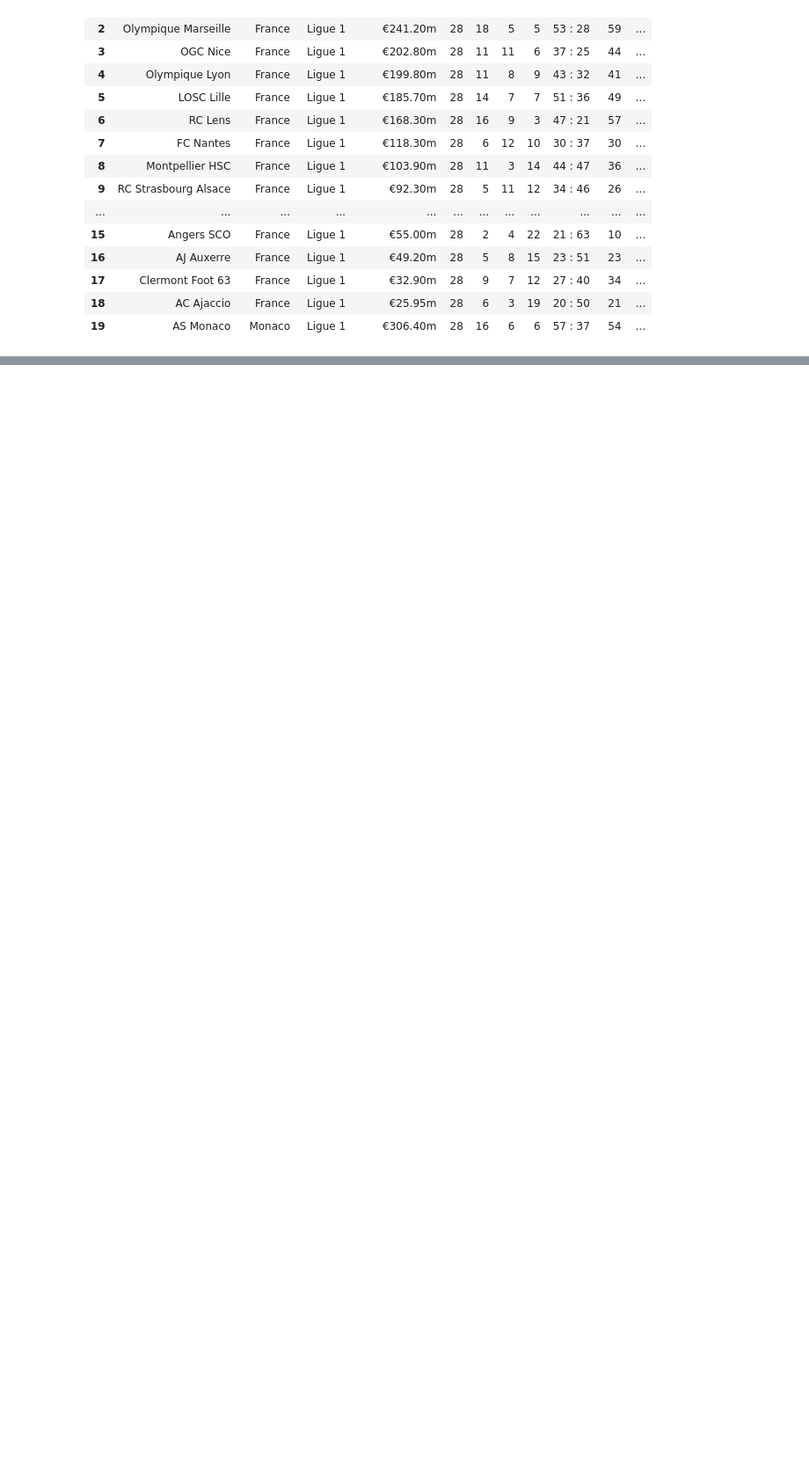
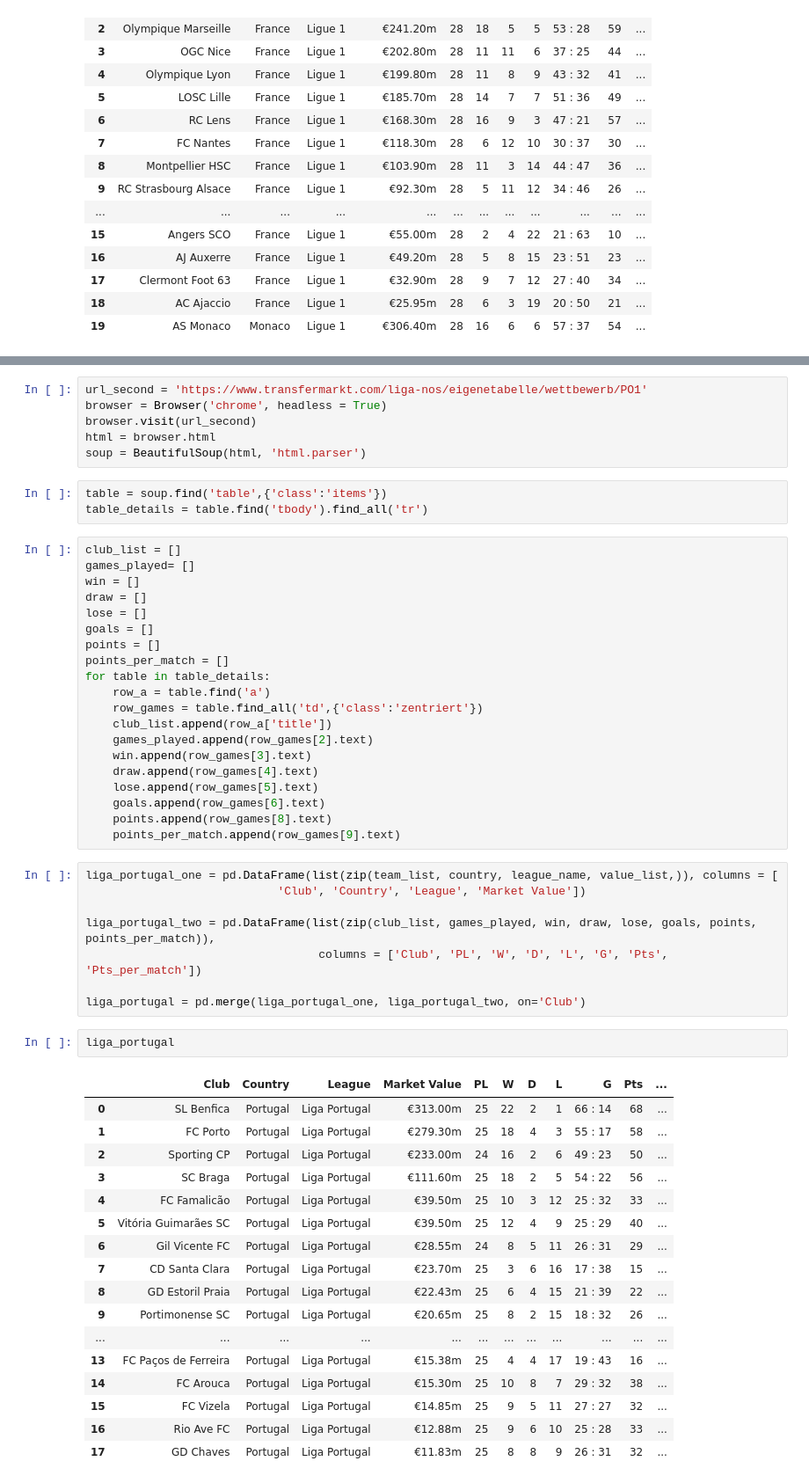
Before and after one commit to ericyang91/Dashboard_Soccer_Performance_vs_Money, a Jupyter notebook: Untitled.ipynb, the cells around one changed output, grey strips where cells are left out. Shown: that part at 88% size. Cells and saved outputs as stored; diff of their text form; blank space fills up the shorter version.

```diff
--- a/Untitled.ipynb
+++ b/Untitled.ipynb
@@ -422,0 +449,57 @@ ligue_1
+# %%
+url_second = 'https://www.transfermarkt.com/liga-nos/eigenetabelle/wettbewerb/PO1'
+browser = Browser('chrome', headless = True)
+browser.visit(url_second)
+html = browser.html
+soup = BeautifulSoup(html, 'html.parser')
+# %%
+table = soup.find('table',{'class':'items'})
+table_details = table.find('tbody').find_all('tr')
+# %%
+club_list = []
+games_played= []
+win = []
+draw = []
+lose = []
+goals = []
+points = []
+points_per_match = []
+for table in table_details:
+    row_a = table.find('a')
+    row_games = table.find_all('td',{'class':'zentriert'})
+    club_list.append(row_a['title'])
+    games_played.append(row_games[2].text)
+    win.append(row_games[3].text)
+    draw.append(row_games[4].text)
+    lose.append(row_games[5].text)
+    goals.append(row_games[6].text)
+    points.append(row_games[8].text)
+    points_per_match.append(row_games[9].text)
+# %%
+liga_portugal_one = pd.DataFrame(list(zip(team_list, country, league_name, value_list,)), columns = [
+                            'Club', 'Country', 'League', 'Market Value'])
+
+liga_portugal_two = pd.DataFrame(list(zip(club_list, games_played, win, draw, lose, goals, points, points_per_match)),
+                                  columns = ['Club', 'PL', 'W', 'D', 'L', 'G', 'Pts', 'Pts_per_match'])
+
+liga_portugal = pd.merge(liga_portugal_one, liga_portugal_two, on='Club')
+# %%
+liga_portugal
+# %% [output]
+|  | Club | Country | League | Market Value | PL | W | D | L | G | Pts | ... |
+| 0 | SL Benfica | Portugal | Liga Portugal | €313.00m | 25 | 22 | 2 | 1 | 66 : 14 | 68 | ... |
+| 1 | FC Porto | Portugal | Liga Portugal | €279.30m | 25 | 18 | 4 | 3 | 55 : 17 | 58 | ... |
+| 2 | Sporting CP | Portugal | Liga Portugal | €233.00m | 24 | 16 | 2 | 6 | 49 : 23 | 50 | ... |
+| 3 | SC Braga | Portugal | Liga Portugal | €111.60m | 25 | 18 | 2 | 5 | 54 : 22 | 56 | ... |
+| 4 | FC Famalicão | Portugal | Liga Portugal | €39.50m | 25 | 10 | 3 | 12 | 25 : 32 | 33 | ... |
+| 5 | Vitória Guimarães SC | Portugal | Liga Portugal | €39.50m | 25 | 12 | 4 | 9 | 25 : 29 | 40 | ... |
+| 6 | Gil Vicente FC | Portugal | Liga Portugal | €28.55m | 24 | 8 | 5 | 11 | 26 : 31 | 29 | ... |
+| 7 | CD Santa Clara | Portugal | Liga Portugal | €23.70m | 25 | 3 | 6 | 16 | 17 : 38 | 15 | ... |
+| 8 | GD Estoril Praia | Portugal | Liga Portugal | €22.43m | 25 | 6 | 4 | 15 | 21 : 39 | 22 | ... |
+| 9 | Portimonense SC | Portugal | Liga Portugal | €20.65m | 25 | 8 | 2 | 15 | 18 : 32 | 26 | ... |
+| ... | ... | ... | ... | ... | ... | ... | ... | ... | ... | ... | ... |
+| 13 | FC Paços de Ferreira | Portugal | Liga Portugal | €15.38m | 25 | 4 | 4 | 17 | 19 : 43 | 16 | ... |
+| 14 | FC Arouca | Portugal | Liga Portugal | €15.30m | 25 | 10 | 8 | 7 | 29 : 32 | 38 | ... |
+| 15 | FC Vizela | Portugal | Liga Portugal | €14.85m | 25 | 9 | 5 | 11 | 27 : 27 | 32 | ... |
+| 16 | Rio Ave FC | Portugal | Liga Portugal | €12.88m | 25 | 9 | 6 | 10 | 25 : 28 | 33 | ... |
+| 17 | GD Chaves | Portugal | Liga Portugal | €11.83m | 25 | 8 | 8 | 9 | 26 : 31 | 32 | ... |
```
Also changed, not shown: parts of 25 cells of this notebook.
